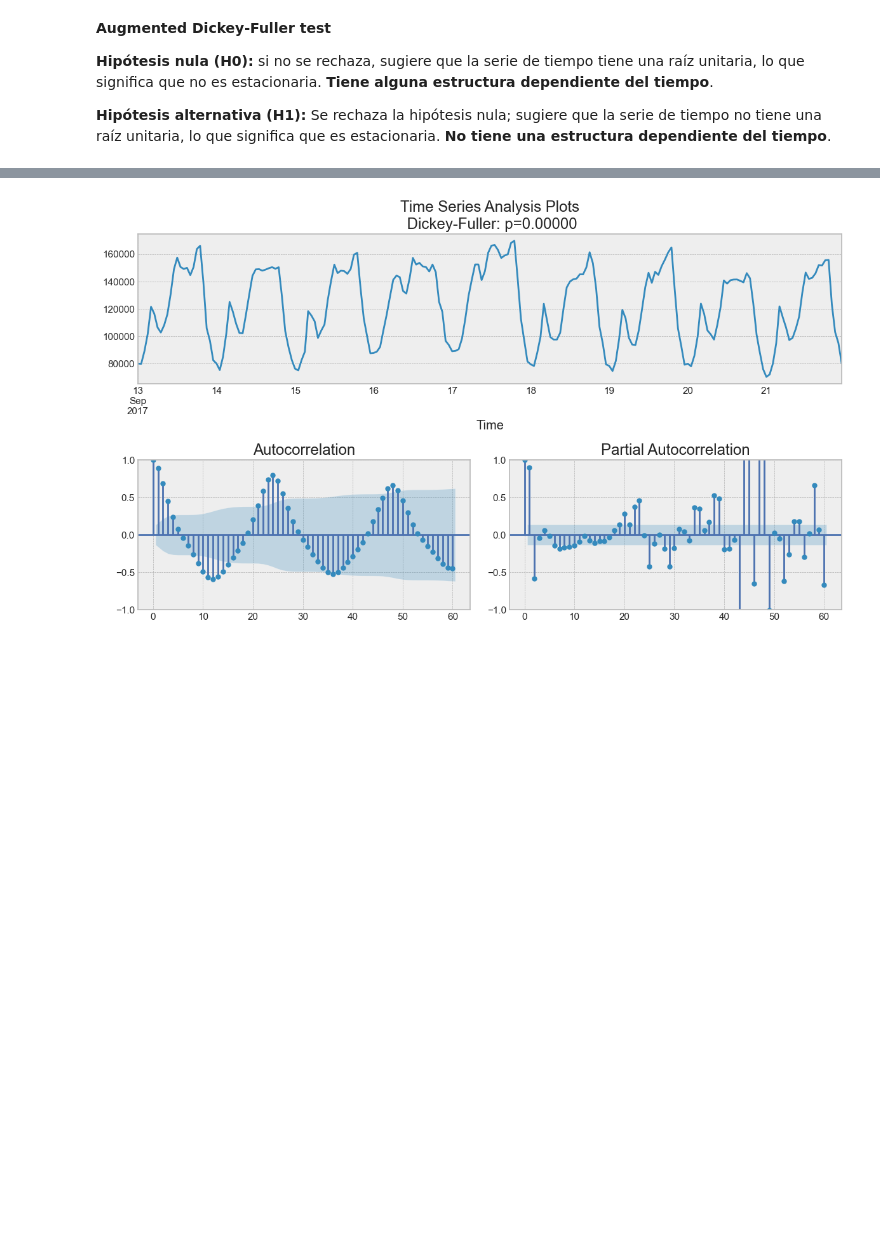
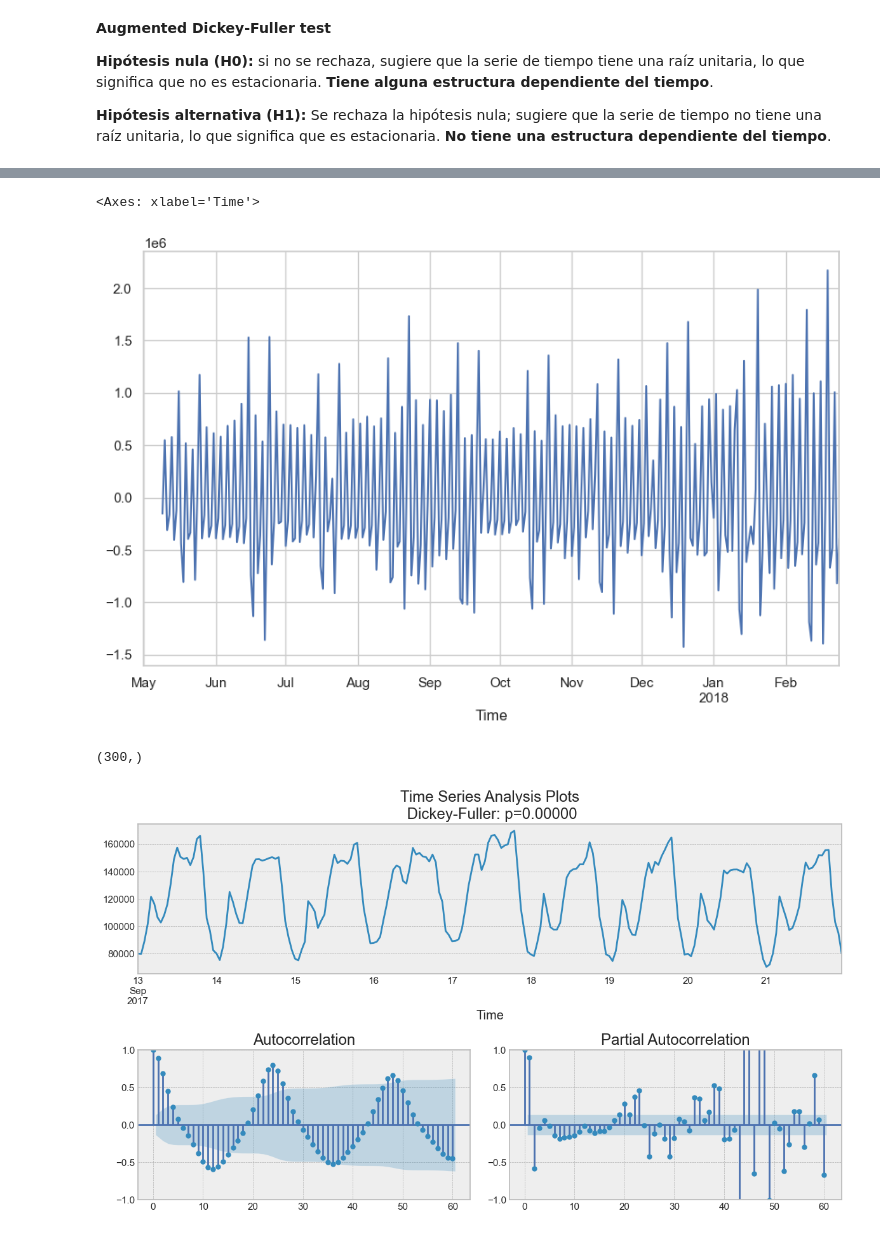
Before and after one commit to dfbustosus/Bootcamp-DS-2023-I, a Jupyter notebook: Clase 27 - 31 May 2023/Fundamentos de series de tiempo.ipynb, the cells around one changed output, grey strips where cells are left out. Saved outputs shown, nothing was run; the diff lists cells and outputs as text; code cells hidden in the pictures; blank space fills up the shorter version.

```diff
--- a/Clase 27 - 31 May 2023/Fundamentos de series de tiempo.ipynb
+++ b/Clase 27 - 31 May 2023/Fundamentos de series de tiempo.ipynb
@@ -413,3 +425,15 @@ Critical Values:
+# %%
+t=currency.GEMS_GEMS_SPENT.copy()
+u=t- t.shift(7)
+u= u - u.shift(1)
+u.plot()
+# %% [output]
+<Axes: xlabel='Time'>
+[figure, added]
+# %%
+u
+# %% [output]
+(300,)
 # %%
 def tsplot(y, lags=None, figsize=(12, 7), style='bmh'):
     """
```
Also changed, not shown: parts of 8 cells of this notebook.
